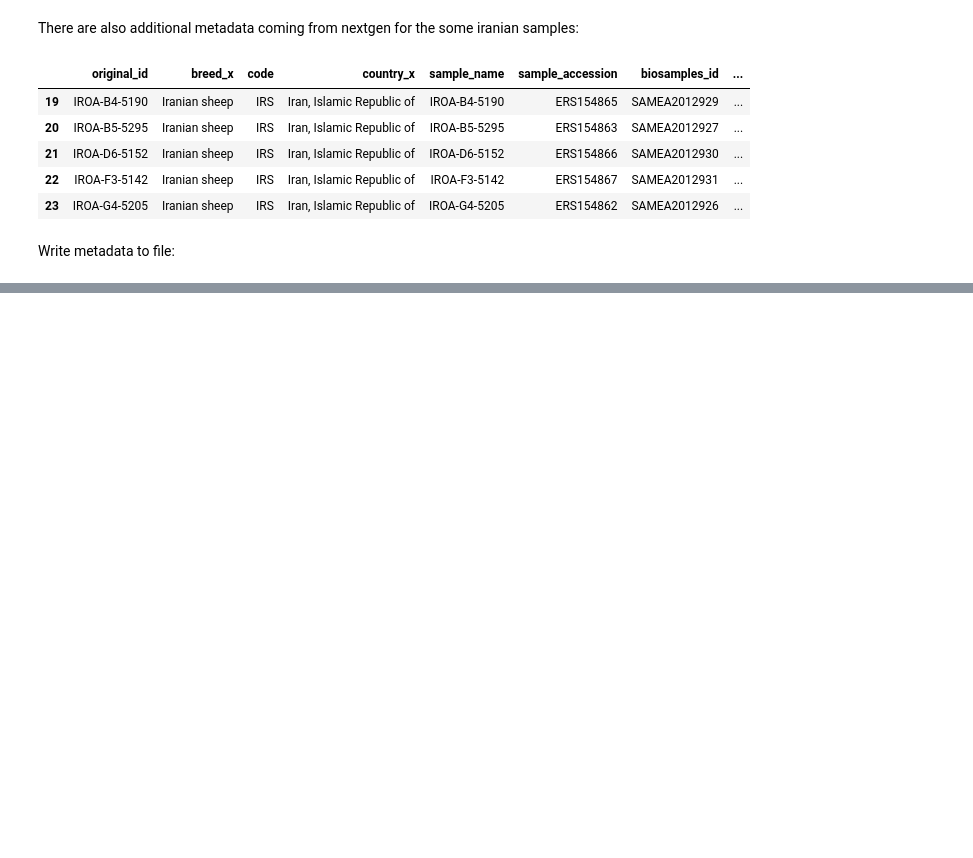
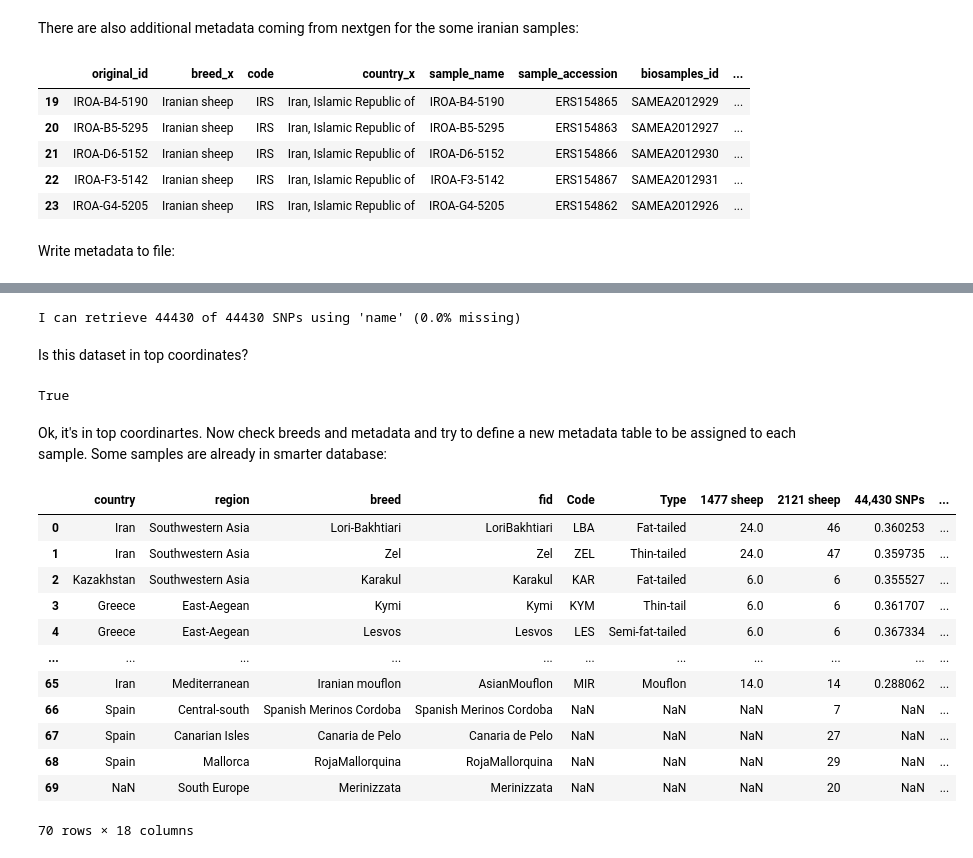
Before and after one commit to cnr-ibba/SMARTER-database, a Jupyter notebook: notebooks/exploratory/0.22.0-bunop-new_sheep_background_data.ipynb, the cells around one changed output, grey strips where cells are left out. Saved outputs shown, nothing was run; the diff lists cells and outputs as text; code cells hidden in the pictures; blank space fills up the shorter version.

Commit message:
:sparkles: import background data from *Ciani et al. 2020*

```diff
--- a/notebooks/exploratory/0.22.0-bunop-new_sheep_background_data.ipynb
+++ b/notebooks/exploratory/0.22.0-bunop-new_sheep_background_data.ipynb
@@ -413,0 +420,3 @@ sheep_metadata.to_excel("barbato_sheep_metadata.xlsx", index=False)
+# %%
+ciani_2020 = Dataset.objects.get(file="Ciani_2020.zip")
+ciani_2020.contents
@@ -413,0 +446,32 @@ sheep_metadata.to_excel("barbato_sheep_metadata.xlsx", index=False)
+# %%
+snps_found = len(plinkio.mapdata)-len(plinkio.filtered)
+perc_missing = round(100 - (snps_found / len(plinkio.mapdata) * 100), 2)
+
+print(f"I can retrieve {snps_found} of {len(plinkio.mapdata)} SNPs using 'name' ({perc_missing}% missing)")
+# %% [output]
+I can retrieve 44430 of 44430 SNPs using 'name' (0.0% missing)
+# %% [markdown]
+Is this dataset in top coordinates?
+# %%
+plinkio.is_top()
+# %% [output]
+True
+# %% [markdown]
+Ok, it's in top coordinartes. Now check breeds and metadata and try to define a new metadata table to be assigned to each sample. Some samples are already in smarter database:
+# %%
+ciani_2020_sheeps = pd.read_excel(ciani_2020.working_dir / "8947346/ciani_2020_refined.xlsx")
+ciani_2020_sheeps
+# %% [output]
+|  | country | region | breed | fid | Code | Type | 1477 sheep | 2121 sheep | 44,430 SNPs | ... |
+| 0 | Iran | Southwestern Asia | Lori-Bakhtiari | LoriBakhtiari | LBA | Fat-tailed | 24.0 | 46 | 0.360253 | ... |
+| 1 | Iran | Southwestern Asia | Zel | Zel | ZEL | Thin-tailed | 24.0 | 47 | 0.359735 | ... |
+| 2 | Kazakhstan | Southwestern Asia | Karakul | Karakul | KAR | Fat-tailed | 6.0 | 6 | 0.355527 | ... |
+| 3 | Greece | East-Aegean | Kymi | Kymi | KYM | Thin-tail | 6.0 | 6 | 0.361707 | ... |
+| 4 | Greece | East-Aegean | Lesvos | Lesvos | LES | Semi-fat-tailed | 6.0 | 6 | 0.367334 | ... |
+| ... | ... | ... | ... | ... | ... | ... | ... | ... | ... | ... |
+| 65 | Iran | Mediterranean | Iranian mouflon | AsianMouflon | MIR | Mouflon | 14.0 | 14 | 0.288062 | ... |
+| 66 | Spain | Central-south | Spanish Merinos Cordoba | Spanish Merinos Cordoba | NaN | NaN | NaN | 7 | NaN | ... |
+| 67 | Spain | Canarian Isles | Canaria de Pelo | Canaria de Pelo | NaN | NaN | NaN | 27 | NaN | ... |
+| 68 | Spain | Mallorca | RojaMallorquina | RojaMallorquina | NaN | NaN | NaN | 29 | NaN | ... |
+| 69 | NaN | South Europe | Merinizzata | Merinizzata | NaN | NaN | NaN | 20 | NaN | ... |
+70 rows × 18 columns
```
Also changed, not shown: parts of 28 cells of this notebook, 2 other files.
